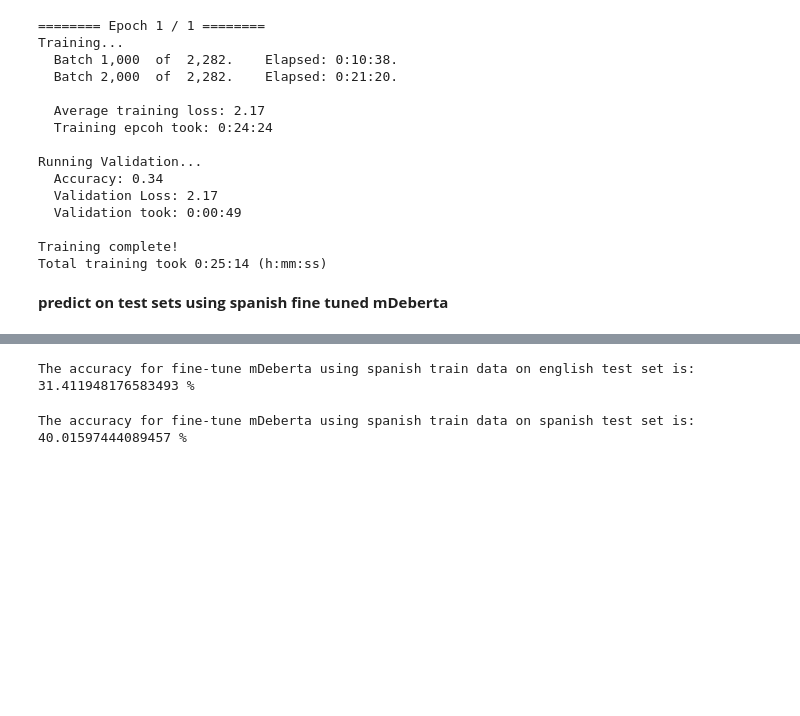
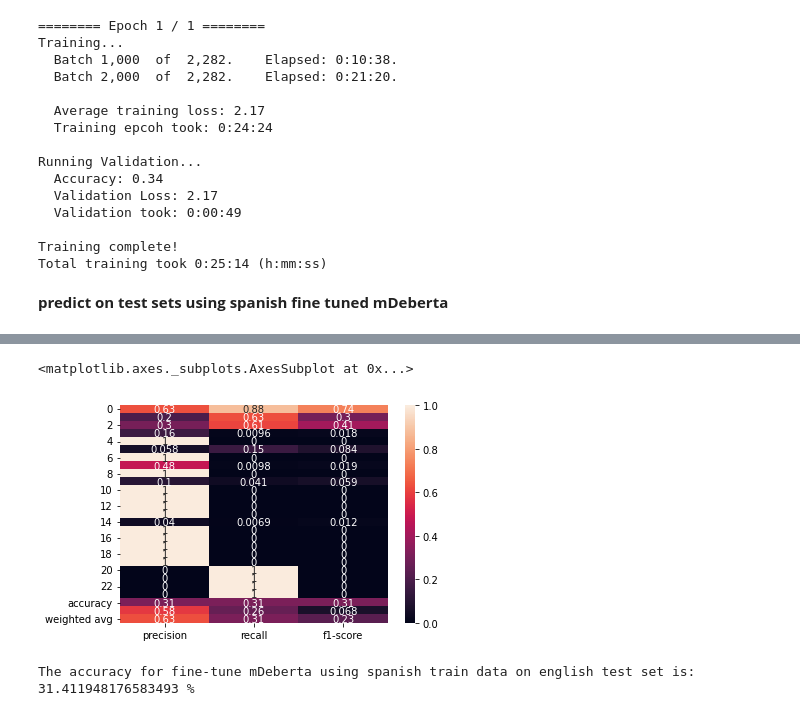
Before and after one commit to dspoorthy/MultilingualEmojiPrediction, a Jupyter notebook: DiscriminativeModels/mDeberta_Model/Project_505_DescriptiveModel_mDeberta.ipynb, the cells around one changed output, grey strips where cells are left out. Saved outputs shown, nothing was run; the diff lists cells and outputs as text; code cells hidden in the pictures; blank space fills up the shorter version.

```diff
--- a/DiscriminativeModels/mDeberta_Model/Project_505_DescriptiveModel_mDeberta.ipynb
+++ b/DiscriminativeModels/mDeberta_Model/Project_505_DescriptiveModel_mDeberta.ipynb
@@ -1073,0 +1150,2 @@ KeyboardInterrupt: ignored
+# %%
+acc_se, pred_label_se, true_labels_se= predicttestset(model_mdeberta_span,prediction_dataloader_eng_test)
@@ -1074 +1175,9 @@ KeyboardInterrupt: ignored
+# %%
+import pandas as pd
+import seaborn as sns
+evaluation_report = classification_report(true_labels_se, pred_label_se, output_dict=True, zero_division=1)
+sns.heatmap(pd.DataFrame(evaluation_report).iloc[:-1, :].T, annot=True)
+# %% [output]
+<matplotlib.axes._subplots.AxesSubplot at 0x...>
+[figure, added]
 # %%
@@ -1076,6 +1185,2 @@ print('The accuracy for fine-tune mDeberta using spanish train data on english t
 # %% [output]
 The accuracy for fine-tune mDeberta using spanish train data on english test set is: 31.411948176583493 %
-# %%
-print('The accuracy for fine-tune mDeberta using spanish train data on spanish test set is:',predicttestset(model_mdeberta_span,prediction_dataloader_span_test),'%')
-# %% [output]
-The accuracy for fine-tune mDeberta using spanish train data on spanish test set is: 40.01597444089457 %
```
Also changed, not shown: parts of 24 cells of this notebook.
